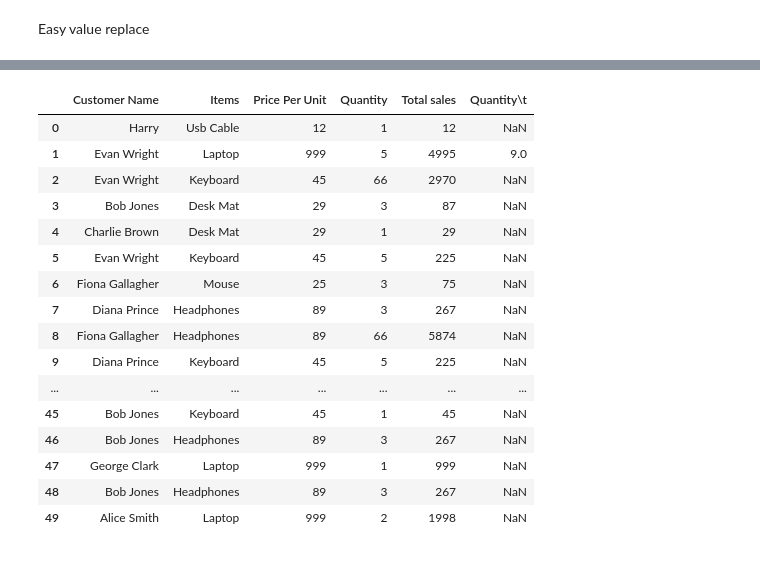
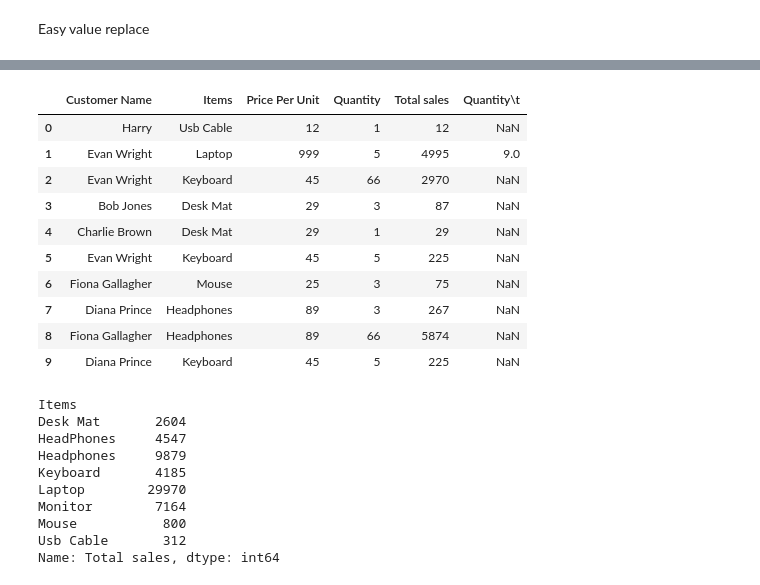
Before and after one commit to adhish-pkrl/daily-python-codes, a Jupyter notebook: day31.ipynb, the cells around one changed output, grey strips where cells are left out. Drawn from its saved outputs; the diff is of its cells as text; code cells hidden in the pictures.

```diff
--- a/day31.ipynb
+++ b/day31.ipynb
@@ -545,23 +523,31 @@ df.head(50)
 # %%
 df.loc[1, "Quantity	"] = 9
-df.head(50)
+df.head(10)
 # %% [output]
 |  | Customer Name | Items | Price Per Unit | Quantity | Total sales | Quantity\t |
 | 0 | Harry | Usb Cable | 12 | 1 | 12 | NaN |
 | 1 | Evan Wright | Laptop | 999 | 5 | 4995 | 9.0 |
 | 2 | Evan Wright | Keyboard | 45 | 66 | 2970 | NaN |
 | 3 | Bob Jones | Desk Mat | 29 | 3 | 87 | NaN |
 | 4 | Charlie Brown | Desk Mat | 29 | 1 | 29 | NaN |
 | 5 | Evan Wright | Keyboard | 45 | 5 | 225 | NaN |
 | 6 | Fiona Gallagher | Mouse | 25 | 3 | 75 | NaN |
 | 7 | Diana Prince | Headphones | 89 | 3 | 267 | NaN |
 | 8 | Fiona Gallagher | Headphones | 89 | 66 | 5874 | NaN |
 | 9 | Diana Prince | Keyboard | 45 | 5 | 225 | NaN |
-| ... | ... | ... | ... | ... | ... | ... |
-| 45 | Bob Jones | Keyboard | 45 | 1 | 45 | NaN |
-| 46 | Bob Jones | Headphones | 89 | 3 | 267 | NaN |
-| 47 | George Clark | Laptop | 999 | 1 | 999 | NaN |
-| 48 | Bob Jones | Headphones | 89 | 3 | 267 | NaN |
-| 49 | Alice Smith | Laptop | 999 | 2 | 1998 | NaN |
 # %%
 import matplotlib.pyplot as plt
+total_sales = df.groupby("Items")["Total sales"].sum()
+
+print(total_sales)
+# %% [output]
+Items
+Desk Mat       2604
+HeadPhones     4547
+Headphones     9879
+Keyboard       4185
+Laptop        29970
+Monitor        7164
+Mouse           800
+Usb Cable       312
+Name: Total sales, dtype: int64
```
Also changed, not shown: parts of 13 cells of this notebook.
